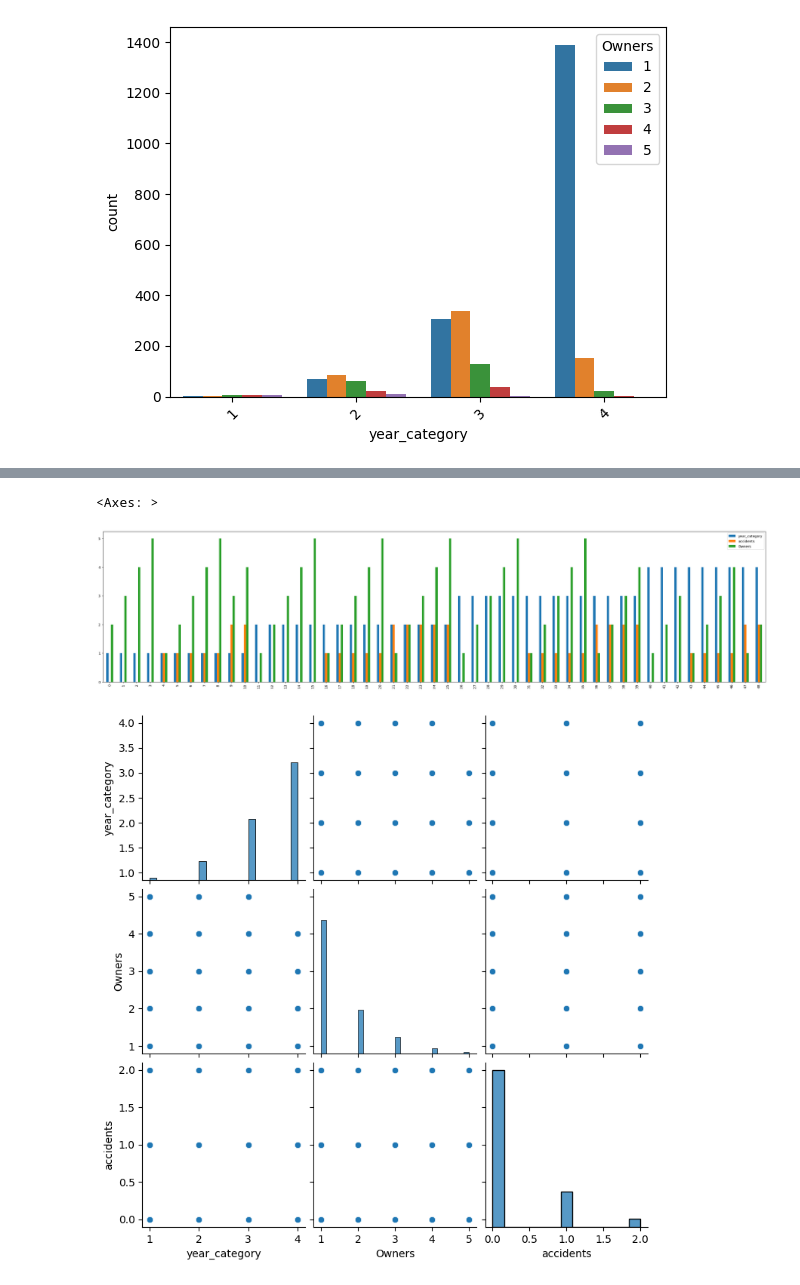
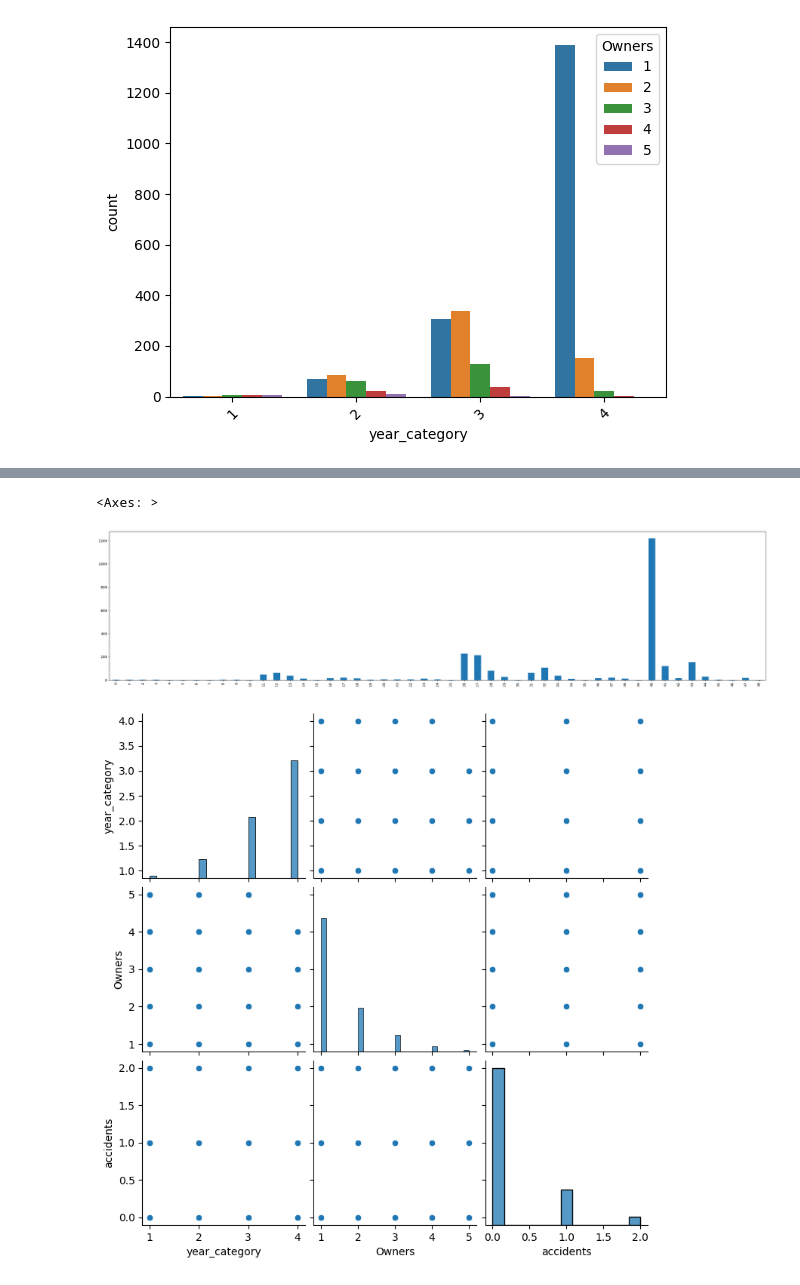
Before and after one commit to Soha85/MyKaggle, a Jupyter notebook: used-car-price-prediction.ipynb, the cells around one changed output, grey strips where cells are left out. Cells and saved outputs as stored; diff of their text form; code cells hidden in the pictures.

```diff
--- a/used-car-price-prediction.ipynb
+++ b/used-car-price-prediction.ipynb
@@ -332,8 +319,8 @@ df_agg.head(20)
 # %%
-df_agg[['year_category','accidents','Owners']].plot(kind="bar",figsize=(35,8))
+df_agg['Count'].plot(kind="bar",figsize=(35,8))
 # %% [output]
 <Axes: >
-[figure, old version]
+[figure, new version]
 # %%
 sns.pairplot(df[['year_category','Owners','accidents']])
 plt.show()
```
Also changed, not shown: parts of 6 cells of this notebook.
